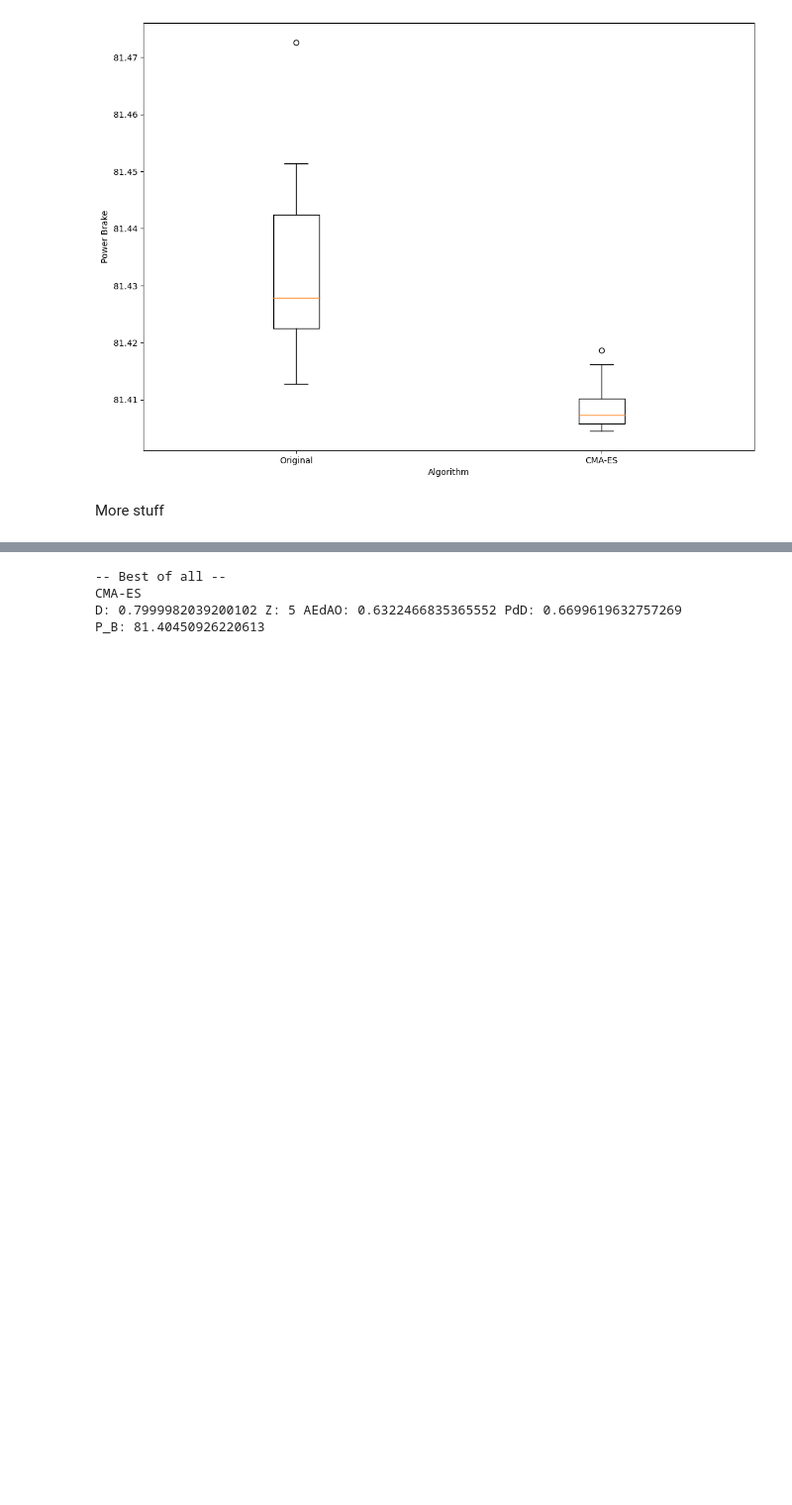
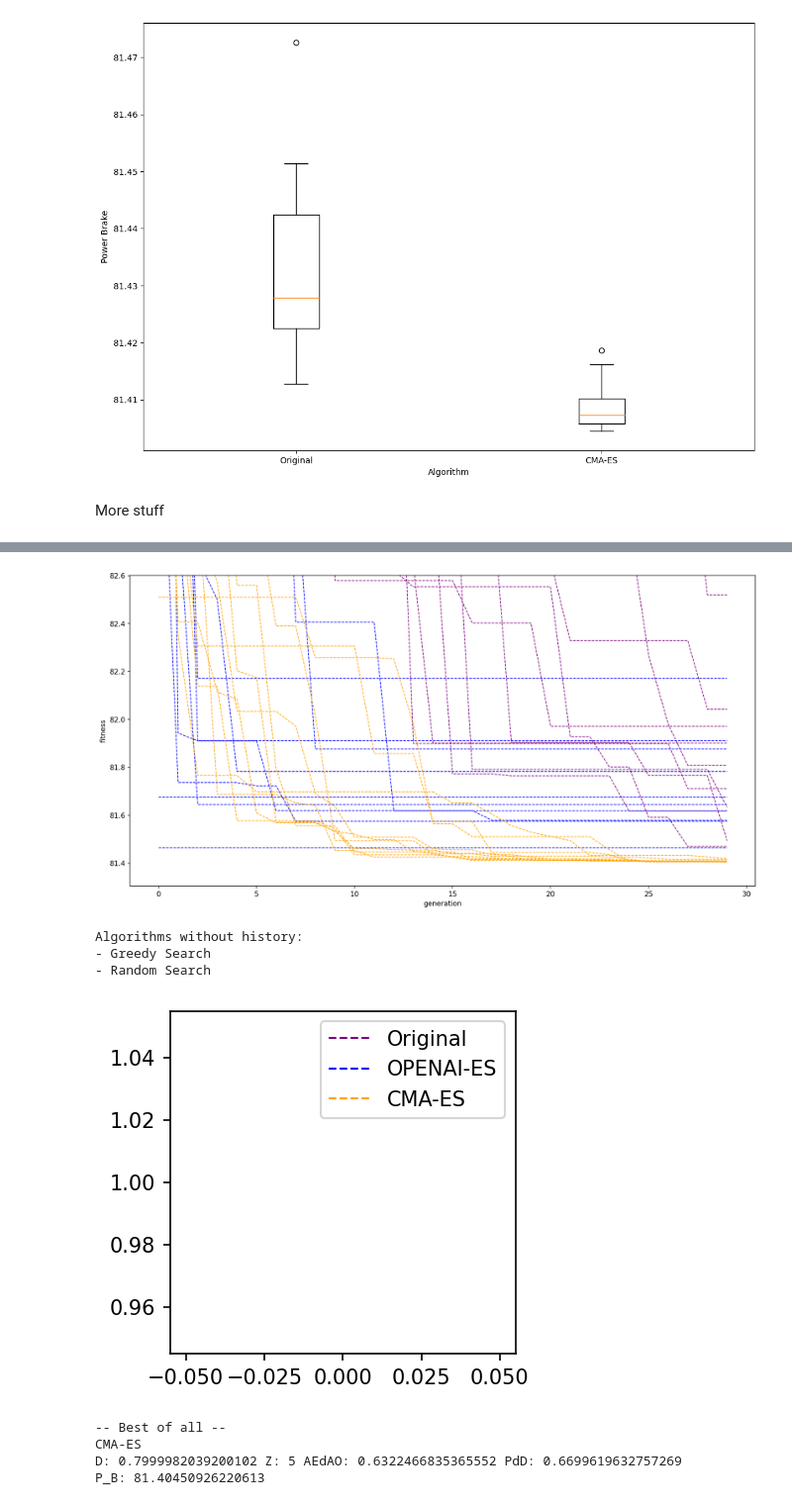
Before and after one commit to pauloBFalmeida/hydrone, a Jupyter notebook: Analise/analise_best_results_all.ipynb, the cells around one changed output, grey strips where cells are left out. Shown at 99% size. Cells and saved outputs as stored; diff of their text form; code cells hidden in the pictures; blank space fills up the shorter version.

```diff
--- a/Analise/analise_best_results_all.ipynb
+++ b/Analise/analise_best_results_all.ipynb
@@ -295,3 +325,33 @@ Algorithms without history:
+# %%
+# Create a new figure
+plt.figure(figsize=(16,8), dpi=150)
+
+lines = []
+for solver_name in solvers_results:
+    results = solvers_results[solver_name]
+    color   = solvers_colors[solver_name]
+    label   = solver_name
+    for r in results:
+        history = r[3]
+        if len(history) > 1:
+            history = np.negative(history)
+            line, = plt.plot(history, linewidth=1.0, color=color, linestyle='--', label=label)
+            lines.append(line)
+
+plt.xlabel('generation')
+plt.ylabel('fitness')
+
+plt.ylim(bot-0.1, top+0.1)
+#
+plt.show()
+
+show_label()
+# %% [output]
+[figure, added]
+Algorithms without history:
+- Greedy Search
+- Random Search
+[figure, added]
 # %%
 # result = [Z, (D, AEdAO, PdD), fitness, [history] ]
 best_results = []
```
Also changed, not shown: parts of 5 cells of this notebook, 12 other files.
